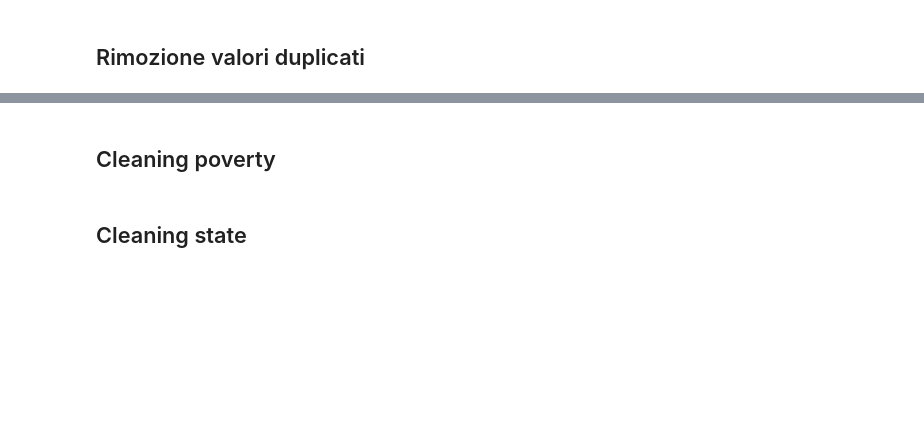
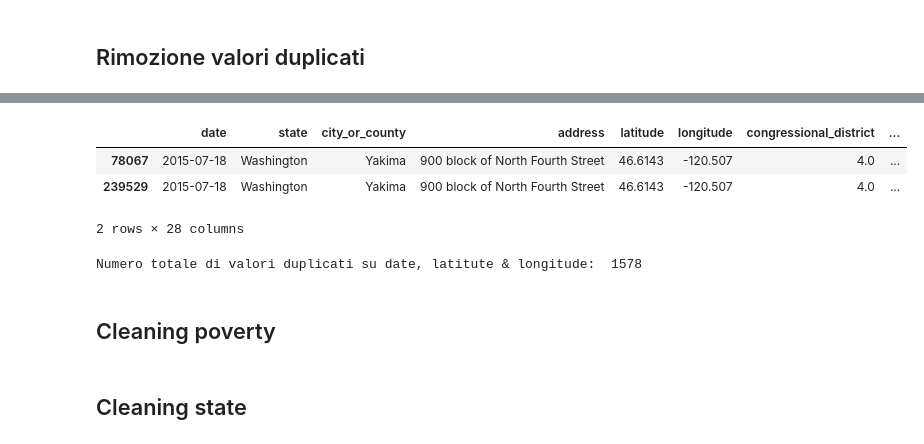
Before and after one commit to KamerC1/DM, a Jupyter notebook: src/data_preparation/DataCleaning.ipynb, the cells around one changed output, grey strips where cells are left out. Cells and saved outputs as stored; diff of their text form; code cells hidden in the pictures; blank space fills up the shorter version.

```diff
--- a/src/data_preparation/DataCleaning.ipynb
+++ b/src/data_preparation/DataCleaning.ipynb
@@ -306,2 +318,18 @@ Spiegazione dettagliata qui: https://www.notion.so/Altri-problemi-2660eb84c9dc45
+# %%
+#Esempio latitudine, longitudine e date sono uguali, ma gli altri campi sono diversi
+tab1[(tab1.latitude == 46.6143) & (tab1.longitude == -120.507)]
+# %% [output]
+|  | date | state | city_or_county | address | latitude | longitude | congressional_district | ... |
+| 78067 | 2015-07-18 | Washington | Yakima | 900 block of North Fourth Street | 46.6143 | -120.507 | 4.0 | ... |
+| 239529 | 2015-07-18 | Washington | Yakima | 900 block of North Fourth Street | 46.6143 | -120.507 | 4.0 | ... |
+2 rows × 28 columns
+# %%
+df = tab1.dropna(subset=['date', 'latitude', 'longitude'])
+# df['date'] = pd.to_datetime(df['date'])
+temp = df.groupby(['date', 'latitude', 'longitude']).size().reset_index(name='count').sort_values(by='count', ascending=False)
+temp = temp[temp['count'] > 1]
+print("Numero totale di valori duplicati su date, latitute & longitude: ", temp["count"].sum())
+# %% [output]
+Numero totale di valori duplicati su date, latitute & longitude:  1578
 # %%
 tab1.dropna(subset=['date', 'latitude', 'longitude'], inplace=True)
```
Also changed, not shown: parts of 6 cells of this notebook, 3 other files.
